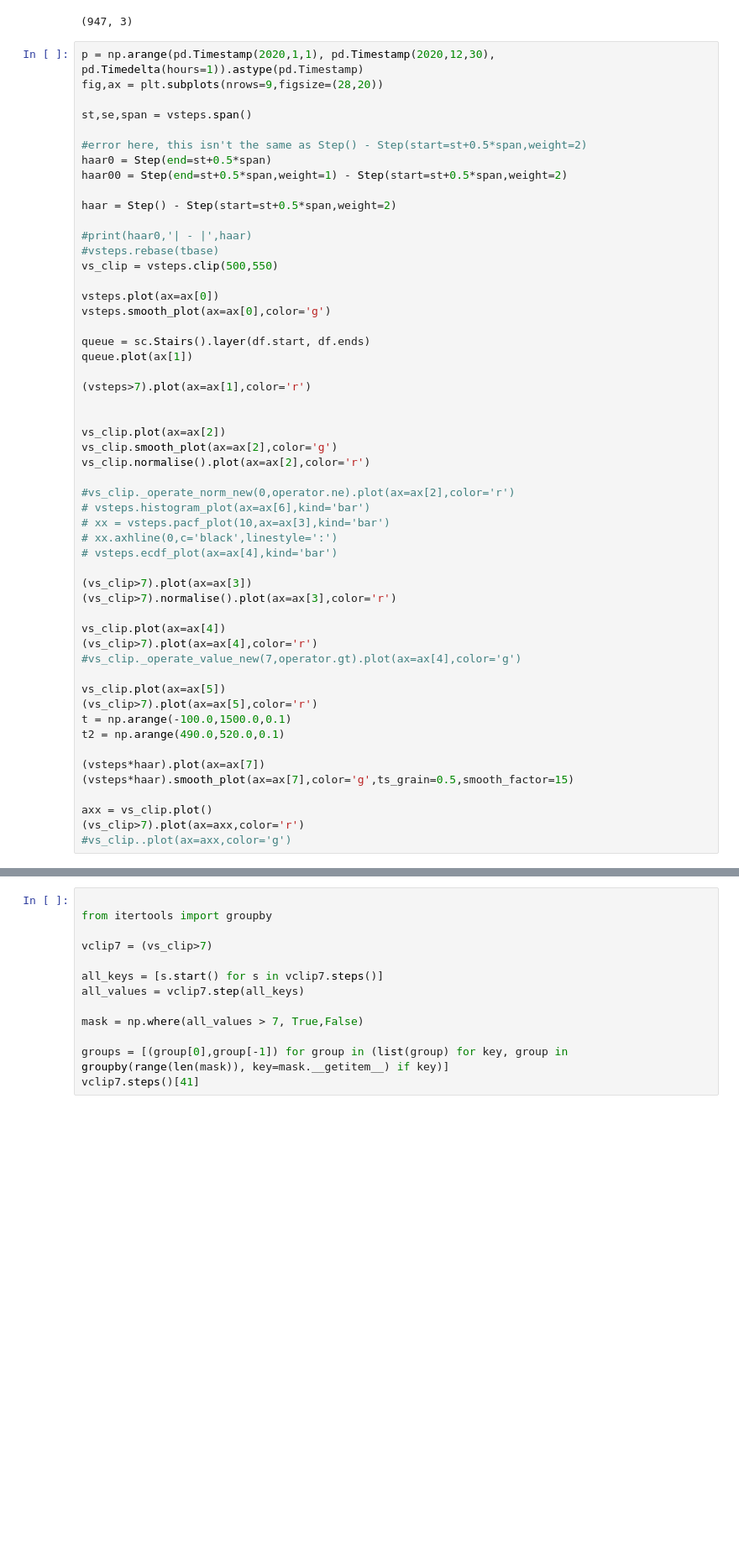
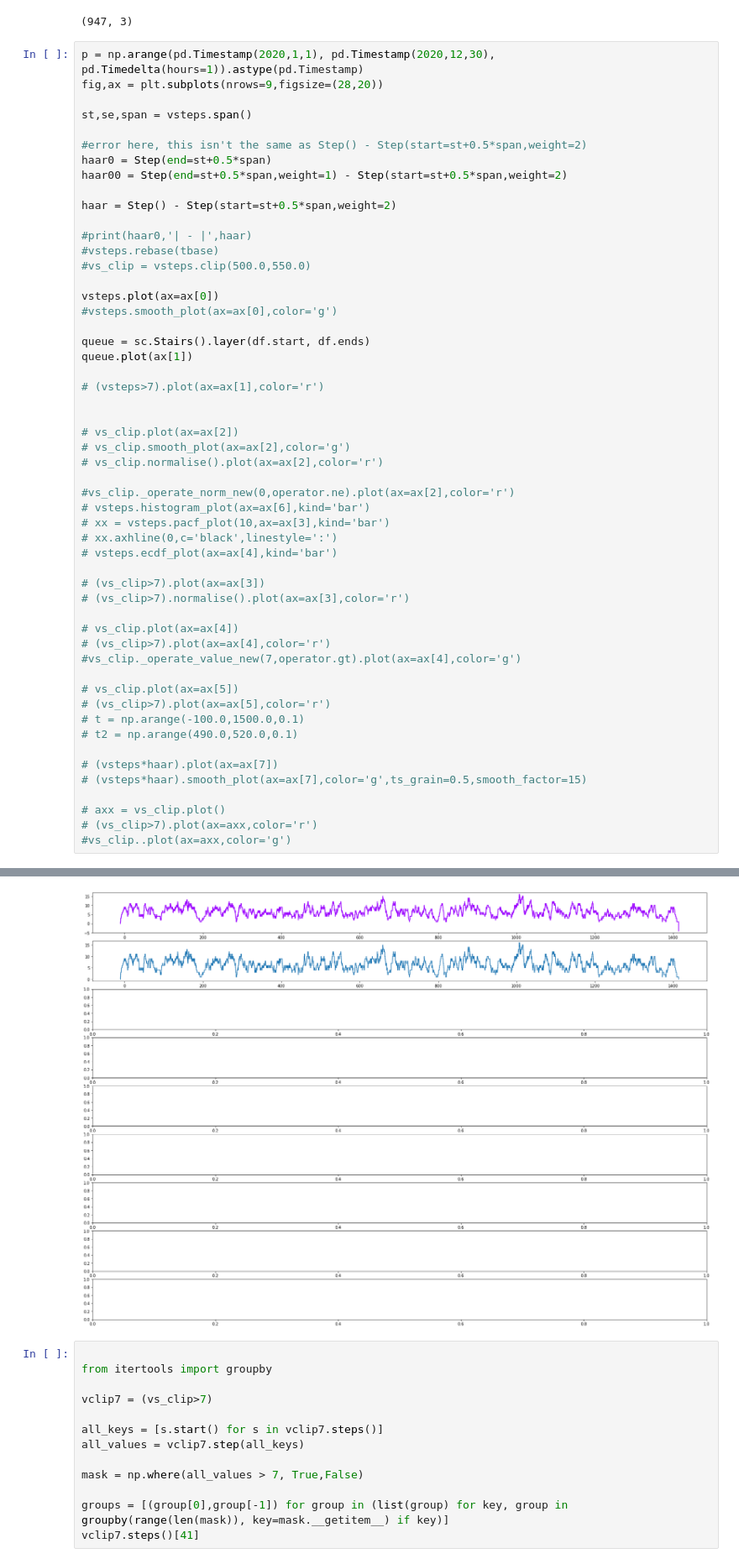
Before and after one commit to probability/topicmodelunderstanding, a Jupyter notebook: Notebooks/Step Analysis.ipynb, the cells around one changed output, grey strips where cells are left out. Shown at 84% size. Drawn from its saved outputs; the diff is of its cells as text; blank space fills up the shorter version.

```diff
--- a/Notebooks/Step Analysis.ipynb
+++ b/Notebooks/Step Analysis.ipynb
@@ -28,20 +28,20 @@ haar = Step() - Step(start=st+0.5*span,weight=2)
 
 #print(haar0,'| - |',haar)
 #vsteps.rebase(tbase)
-vs_clip = vsteps.clip(500,550)
+#vs_clip = vsteps.clip(500.0,550.0)
 
 vsteps.plot(ax=ax[0])
-vsteps.smooth_plot(ax=ax[0],color='g')
+#vsteps.smooth_plot(ax=ax[0],color='g')
 
 queue = sc.Stairs().layer(df.start, df.ends)
 queue.plot(ax[1])
 
-(vsteps>7).plot(ax=ax[1],color='r')
+# (vsteps>7).plot(ax=ax[1],color='r')
 
 
-vs_clip.plot(ax=ax[2])
-vs_clip.smooth_plot(ax=ax[2],color='g')
-vs_clip.normalise().plot(ax=ax[2],color='r')
+# vs_clip.plot(ax=ax[2])
+# vs_clip.smooth_plot(ax=ax[2],color='g')
+# vs_clip.normalise().plot(ax=ax[2],color='r')
 
 #vs_clip._operate_norm_new(0,operator.ne).plot(ax=ax[2],color='r')
 # vsteps.histogram_plot(ax=ax[6],kind='bar')
@@ -49,21 +49,22 @@ vs_clip.normalise().plot(ax=ax[2],color='r')
 # xx.axhline(0,c='black',linestyle=':')
 # vsteps.ecdf_plot(ax=ax[4],kind='bar')
 
-(vs_clip>7).plot(ax=ax[3])
-(vs_clip>7).normalise().plot(ax=ax[3],color='r')
+# (vs_clip>7).plot(ax=ax[3])
+# (vs_clip>7).normalise().plot(ax=ax[3],color='r')
 
-vs_clip.plot(ax=ax[4])
-(vs_clip>7).plot(ax=ax[4],color='r')
+# vs_clip.plot(ax=ax[4])
+# (vs_clip>7).plot(ax=ax[4],color='r')
 #vs_clip._operate_value_new(7,operator.gt).plot(ax=ax[4],color='g')
 
-vs_clip.plot(ax=ax[5])
-(vs_clip>7).plot(ax=ax[5],color='r')
-t = np.arange(-100.0,1500.0,0.1)
-t2 = np.arange(490.0,520.0,0.1)
+# vs_clip.plot(ax=ax[5])
+# (vs_clip>7).plot(ax=ax[5],color='r')
+# t = np.arange(-100.0,1500.0,0.1)
+# t2 = np.arange(490.0,520.0,0.1)
 
-(vsteps*haar).plot(ax=ax[7])
-(vsteps*haar).smooth_plot(ax=ax[7],color='g',ts_grain=0.5,smooth_factor=15)
+# (vsteps*haar).plot(ax=ax[7])
+# (vsteps*haar).smooth_plot(ax=ax[7],color='g',ts_grain=0.5,smooth_factor=15)
 
-axx = vs_clip.plot()
-(vs_clip>7).plot(ax=axx,color='r')
+# axx = vs_clip.plot()
+# (vs_clip>7).plot(ax=axx,color='r')
 #vs_clip..plot(ax=axx,color='g')
+# %% [output]
@@ -70,3 +72,4 @@ axx = vs_clip.plot()
+[figure, added]
 # %%
 
 from itertools import groupby
```
Also changed, not shown: parts of 1 cell of this notebook, 6 other files.
